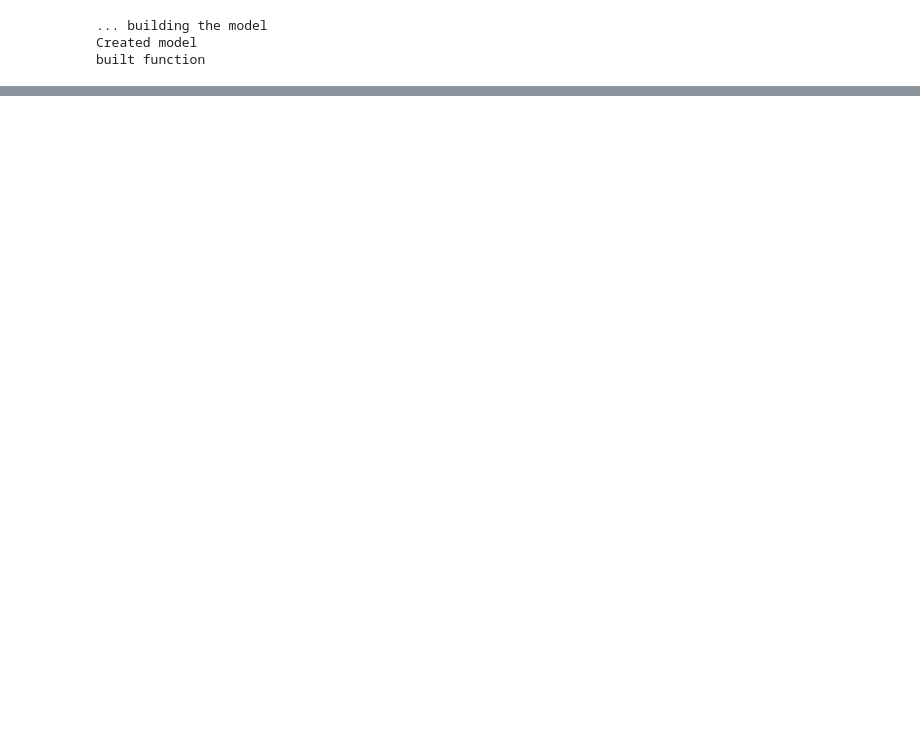
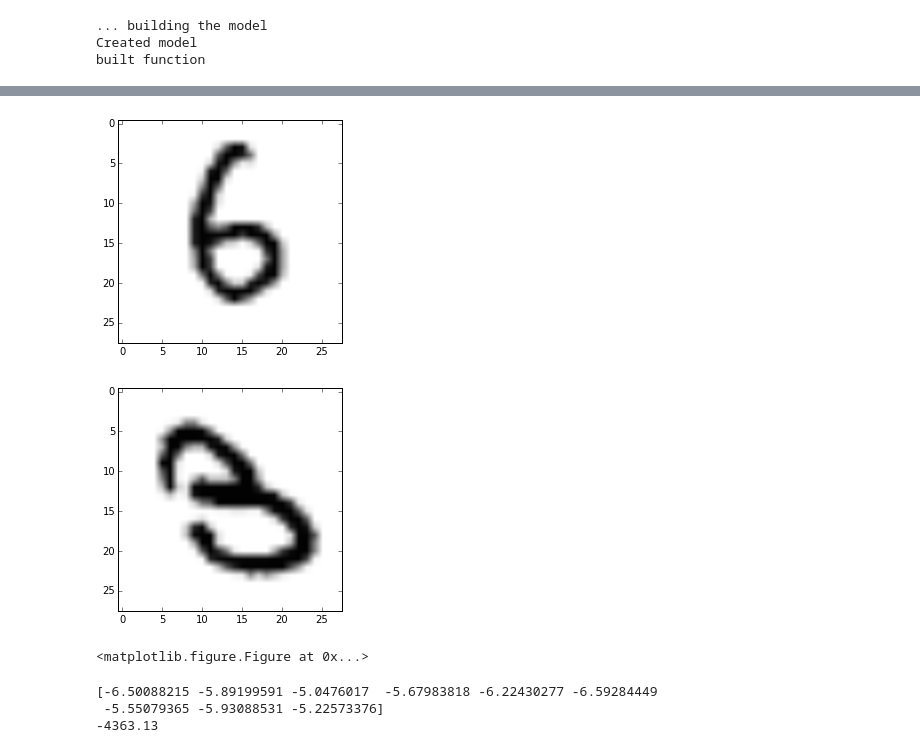
Before and after one commit to amartya18x/ElectroNice, a Jupyter notebook: Untitled7.ipynb, the cells around one changed output, grey strips where cells are left out. Cells and saved outputs as stored; diff of their text form; code cells hidden in the pictures; blank space fills up the shorter version.

```diff
--- a/Untitled7.ipynb
+++ b/Untitled7.ipynb
@@ -122,0 +75,23 @@ print res
+# %%
+for i in range(21,22):
+    a = test_set_x[i:i+1]
+    imshow(a.reshape(28,28),cmap='Greys')
+    plt.figure()
+for i in range(18,19):
+    a = test_set_x[i:i+1]
+    imshow(a.reshape(28,28),cmap='Greys')
+    plt.figure()
+# %% [output]
+[figure, added]
+[figure, added]
+<matplotlib.figure.Figure at 0x...>
+# %%
+samples = np.random.uniform(0,0.01,size=(1,784)).astype('float32')
+samp =  np.log(samples) - np.log(1-samples)
+a = sample
+print samp[0][1:10]
+print np.sum(-np.log(1 + np.exp(samp)) - np.log(1 + np.exp(-samp)))
+# %% [output]
+[-6.50088215 -5.89199591 -5.0476017  -5.67983818 -6.22430277 -6.59284449
+ -5.55079365 -5.93088531 -5.22573376]
+-4363.13
```
Also changed, not shown: parts of 6 cells of this notebook, 26 other files.
